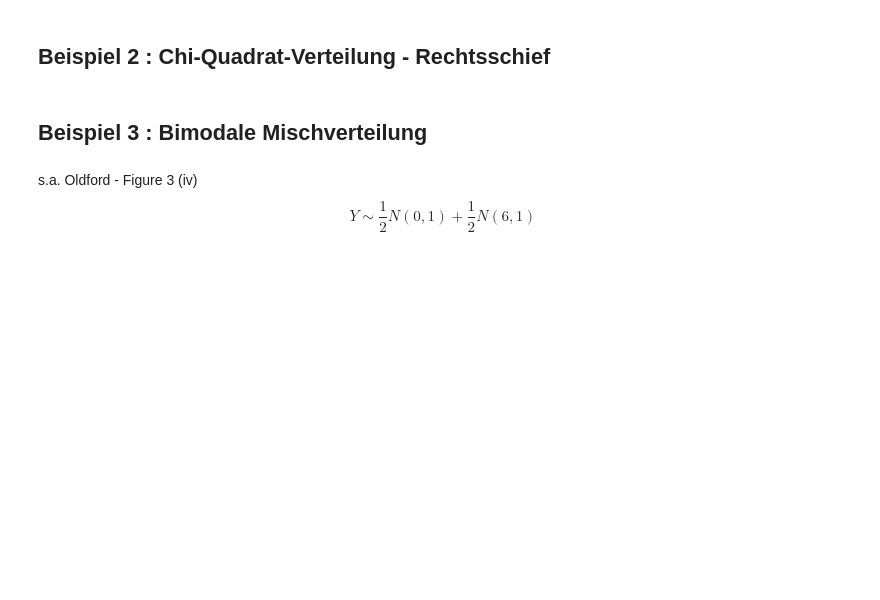
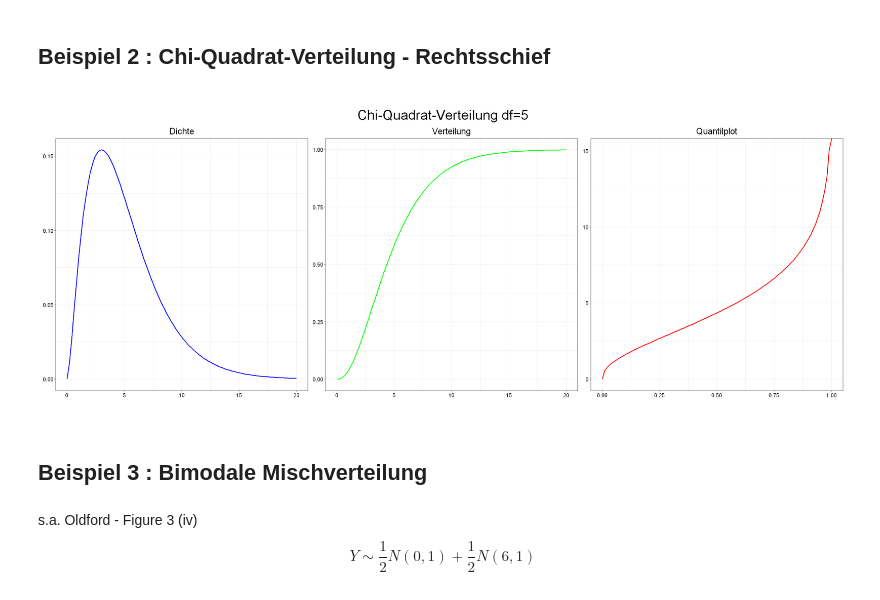
Before and after one commit to ml4economics/datavis, a Jupyter notebook: jupyter/1_einfache_quantilplots.ipynb, the cells around one changed output. Cells and saved outputs as stored; diff of their text form; code cells hidden in the pictures; blank space fills up the shorter version.

```diff
--- a/jupyter/1_einfache_quantilplots.ipynb
+++ b/jupyter/1_einfache_quantilplots.ipynb
@@ -44,19 +50,13 @@ combined_plot2("Normalverteilung", x, dnorm, pnorm, qnorm)
 ## Beispiel 2 : Chi-Quadrat-Verteilung - Rechtsschief
 # %%
 df <- 5
-
-pdf_func <- function(x) {
-  dchisq(x = x, df=df)
-}
-cdf_func <- function(x) {
-  pchisq(q = x, df=df)
-}
-quantil_func <- function(x) {
-  qchisq(p = x, df=df)
-}
-
-x <- seq(0, 20, length=100)
-combined_plot2("Chi-Quadrat-Verteilung", x, pdf_func, cdf_func, quantil_func)
+combined_plot2(sprintf("Chi-Quadrat-Verteilung df=%d",df),
+               seq(0, 20, length=100),
+               partial_func(dchisq, df=df),
+               partial_func(pchisq, df=df),
+               partial_func(qchisq, df=df))
+# %% [output]
+[figure, added]
 # %% [markdown]
 ## Beispiel 3 : Bimodale Mischverteilung
 # %% [markdown]
```
Also changed, not shown: parts of 4 cells of this notebook, 7 other files.
